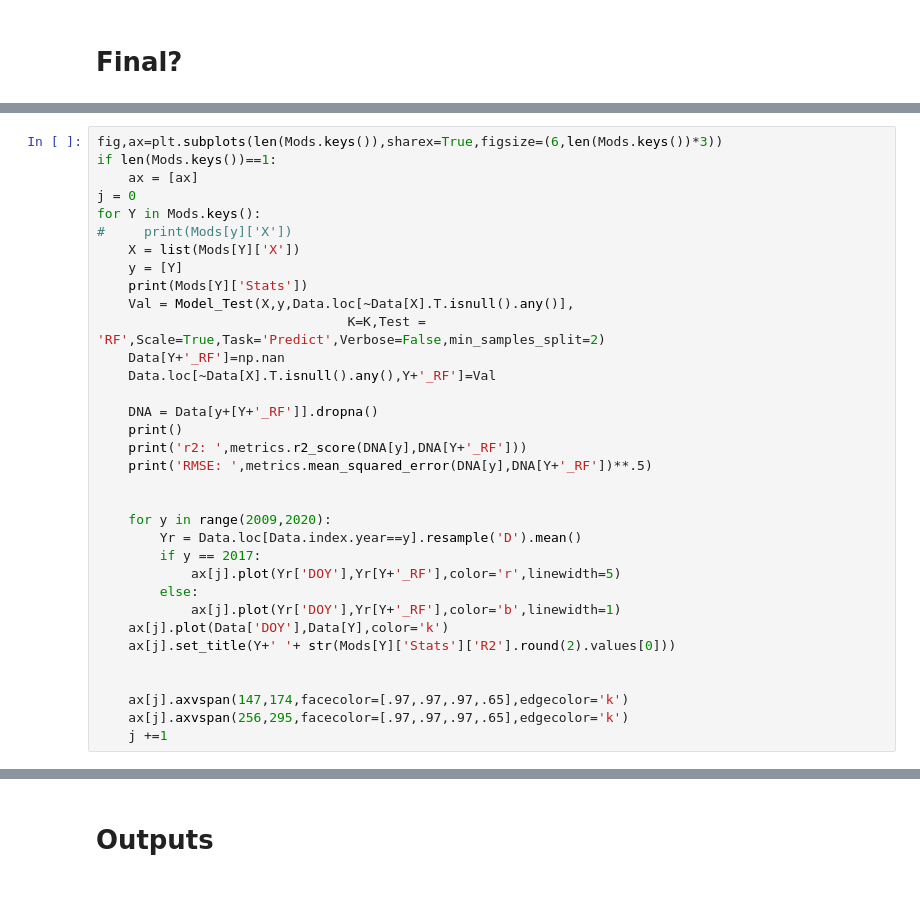
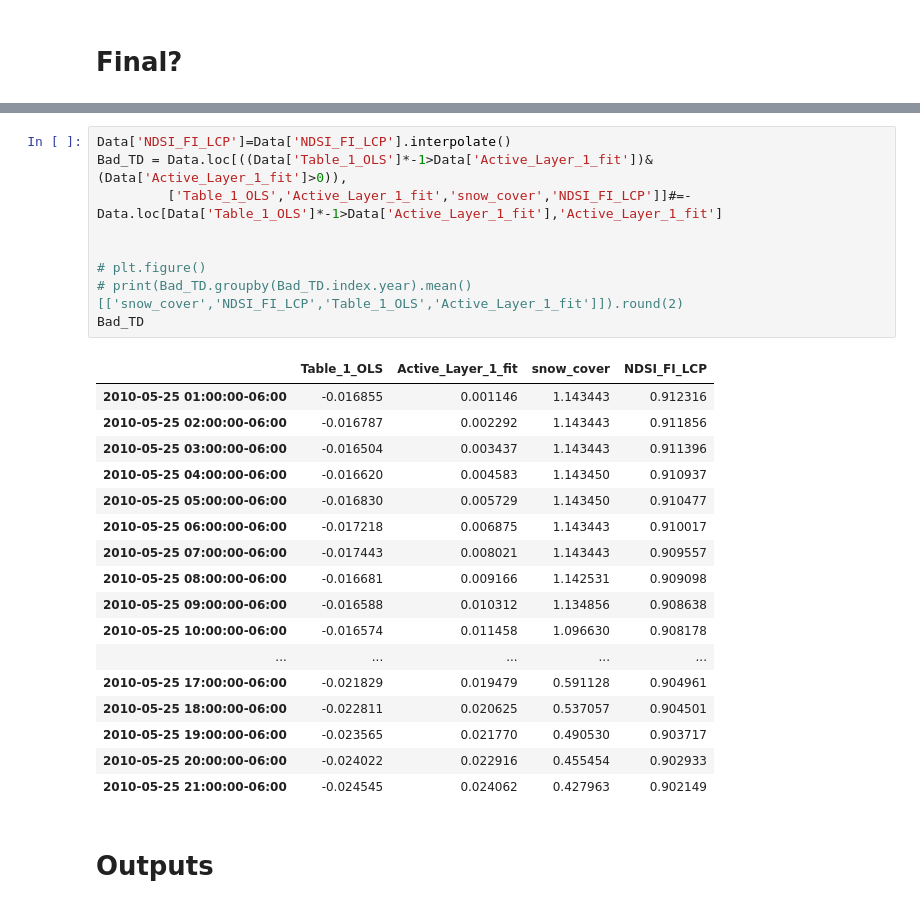
Before and after one commit to June-Skeeter/FishIsland_Flux_Analysis, a Jupyter notebook: FluxProcessing/FishIsland_AWS_Temporal_Upscale.ipynb, the cells around one changed output, grey strips where cells are left out. Saved outputs shown, nothing was run; the diff lists cells and outputs as text.

```diff
--- a/FluxProcessing/FishIsland_AWS_Temporal_Upscale.ipynb
+++ b/FluxProcessing/FishIsland_AWS_Temporal_Upscale.ipynb
@@ -1841,34 +1812,0 @@ i
-# %%
-fig,ax=plt.subplots(len(Mods.keys()),sharex=True,figsize=(6,len(Mods.keys())*3))
-if len(Mods.keys())==1:
-    ax = [ax]
-j = 0
-for Y in Mods.keys():
-#     print(Mods[y]['X'])
-    X = list(Mods[Y]['X'])
-    y = [Y]
-    print(Mods[Y]['Stats'])
-    Val = Model_Test(X,y,Data.loc[~Data[X].T.isnull().any()],
-                                K=K,Test = 'RF',Scale=True,Task='Predict',Verbose=False,min_samples_split=2)
-    Data[Y+'_RF']=np.nan
-    Data.loc[~Data[X].T.isnull().any(),Y+'_RF']=Val
-
-    DNA = Data[y+[Y+'_RF']].dropna()
-    print()
-    print('r2: ',metrics.r2_score(DNA[y],DNA[Y+'_RF']))
-    print('RMSE: ',metrics.mean_squared_error(DNA[y],DNA[Y+'_RF'])**.5)
-
-
-    for y in range(2009,2020):
-        Yr = Data.loc[Data.index.year==y].resample('D').mean()
-        if y == 2017:
-            ax[j].plot(Yr['DOY'],Yr[Y+'_RF'],color='r',linewidth=5)
-        else:
-            ax[j].plot(Yr['DOY'],Yr[Y+'_RF'],color='b',linewidth=1)
-    ax[j].plot(Data['DOY'],Data[Y],color='k')
-    ax[j].set_title(Y+' '+ str(Mods[Y]['Stats']['R2'].round(2).values[0]))
-
-
-    ax[j].axvspan(147,174,facecolor=[.97,.97,.97,.65],edgecolor='k')
-    ax[j].axvspan(256,295,facecolor=[.97,.97,.97,.65],edgecolor='k')
-    j +=1
@@ -1884,3 +1928,30 @@ RMSE:  44.29040674787846
+# %%
+Data['NDSI_FI_LCP']=Data['NDSI_FI_LCP'].interpolate()
+Bad_TD = Data.loc[((Data['Table_1_OLS']*-1>Data['Active_Layer_1_fit'])&(Data['Active_Layer_1_fit']>0)),
+         ['Table_1_OLS','Active_Layer_1_fit','snow_cover','NDSI_FI_LCP']]#=-Data.loc[Data['Table_1_OLS']*-1>Data['Active_Layer_1_fit'],'Active_Layer_1_fit']
+
+
+# plt.figure()
+# print(Bad_TD.groupby(Bad_TD.index.year).mean()[['snow_cover','NDSI_FI_LCP','Table_1_OLS','Active_Layer_1_fit']]).round(2)
+Bad_TD
+# %% [output]
+|  | Table_1_OLS | Active_Layer_1_fit | snow_cover | NDSI_FI_LCP |
+| 2010-05-25 01:00:00-06:00 | -0.016855 | 0.001146 | 1.143443 | 0.912316 |
+| 2010-05-25 02:00:00-06:00 | -0.016787 | 0.002292 | 1.143443 | 0.911856 |
+| 2010-05-25 03:00:00-06:00 | -0.016504 | 0.003437 | 1.143443 | 0.911396 |
+| 2010-05-25 04:00:00-06:00 | -0.016620 | 0.004583 | 1.143450 | 0.910937 |
+| 2010-05-25 05:00:00-06:00 | -0.016830 | 0.005729 | 1.143450 | 0.910477 |
+| 2010-05-25 06:00:00-06:00 | -0.017218 | 0.006875 | 1.143443 | 0.910017 |
+| 2010-05-25 07:00:00-06:00 | -0.017443 | 0.008021 | 1.143443 | 0.909557 |
+| 2010-05-25 08:00:00-06:00 | -0.016681 | 0.009166 | 1.142531 | 0.909098 |
+| 2010-05-25 09:00:00-06:00 | -0.016588 | 0.010312 | 1.134856 | 0.908638 |
+| 2010-05-25 10:00:00-06:00 | -0.016574 | 0.011458 | 1.096630 | 0.908178 |
+| ... | ... | ... | ... | ... |
+| 2010-05-25 17:00:00-06:00 | -0.021829 | 0.019479 | 0.591128 | 0.904961 |
+| 2010-05-25 18:00:00-06:00 | -0.022811 | 0.020625 | 0.537057 | 0.904501 |
+| 2010-05-25 19:00:00-06:00 | -0.023565 | 0.021770 | 0.490530 | 0.903717 |
+| 2010-05-25 20:00:00-06:00 | -0.024022 | 0.022916 | 0.455454 | 0.902933 |
+| 2010-05-25 21:00:00-06:00 | -0.024545 | 0.024062 | 0.427963 | 0.902149 |
 # %% [markdown]
 # Outputs
 # %%
```
Also changed, not shown: parts of 102 cells of this notebook, 9 other files.
